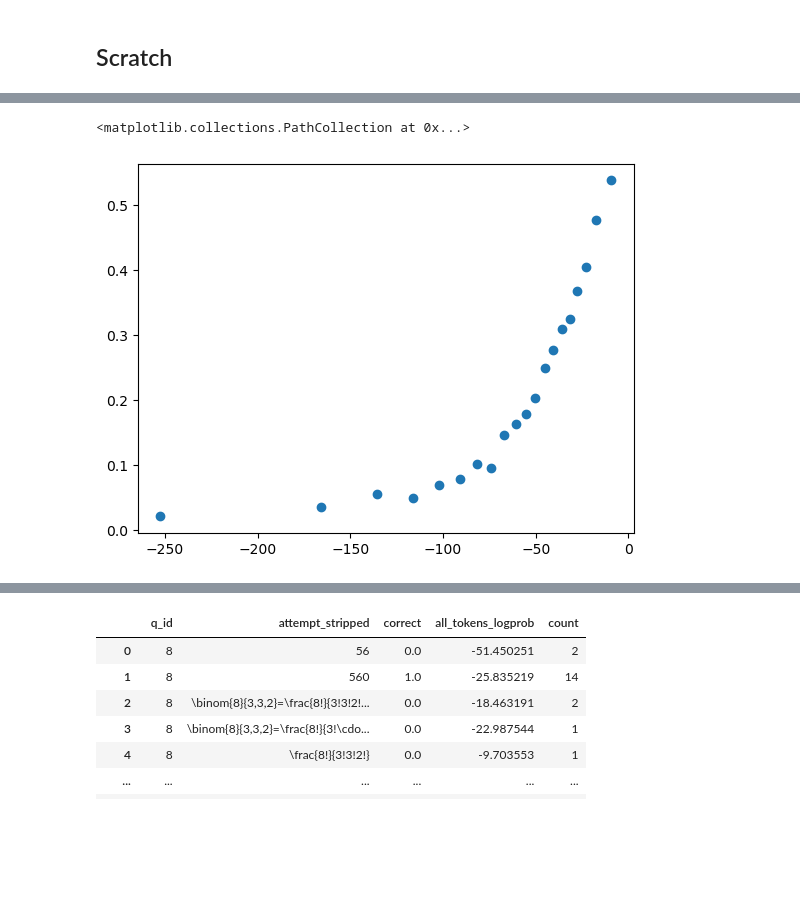
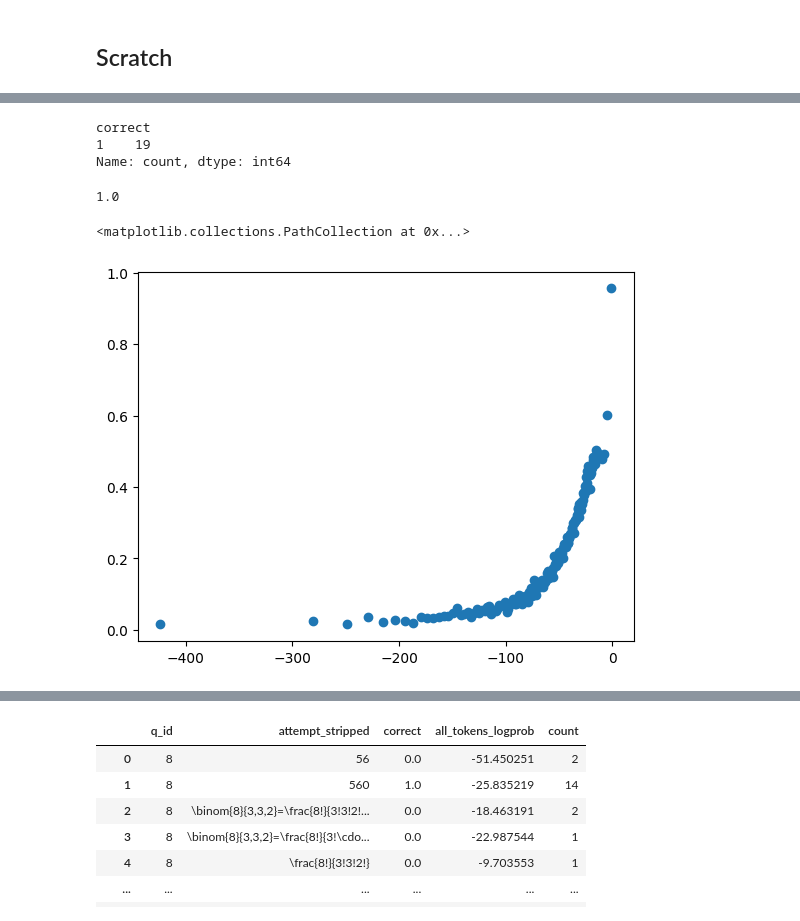
Before and after one commit to jamesyc23/alamere, a Jupyter notebook: confidence_research.ipynb, the cells around one changed output, grey strips where cells are left out. Cells and saved outputs as stored; diff of their text form; code cells hidden in the pictures; blank space fills up the shorter version.

Commit message:
tried some approaches using a larger dataset (250 attempts/Q on 600 MATH Qs), mostly null results

```diff
--- a/confidence_research.ipynb
+++ b/confidence_research.ipynb
@@ -60,7 +50,7 @@ You should consider upgrading via the '/Applications/Xcode.app/Contents/Develope
 # %%
 gsm8k_df = gsm8k_helpers.get_test_df()
 # %%
-math_df = math_helpers.get_math_df(data_path="./MATH", split="test")
+math_df = pd.read_parquet('./data/math_test.pq')
 # %% [markdown]
 ## GSM8K
 # %%
@@ -270,3 +262,17 @@ math_all_llama3_8b.write_requests_file()
 ## TriviaQA
 # %% [markdown]
 ## Scratch
+# %%
+test = CalibrationRun(
+    dataset=math_all,
+    model_name="meta-llama/Meta-Llama-3-8B-Instruct",
+    num_questions=5000,
+    num_attempts_per_question=4,
+    num_shots=5,
+    max_response_tokens=5000,
+    requests_file_path=None,
+    results_file_pattern="../math_8b_requests_*.jsonl.results",
+    num_choices=250,
+)
+# math_all_llama3_8b.write_requests_file()
+test.read_results_file()
@@ -292,0 +419,9 @@ math_1000_llama3_8b.get_binned(confidence_estimator="all_tokens_logprob_conf", q
+# %%
+r = gsm8k_all_llama3_8b.results.copy()
+print(r.query("all_tokens_logprob > -3").correct.value_counts())
+r.query("all_tokens_logprob > -3").correct.mean()
+# %% [output]
+correct
+1    19
+Name: count, dtype: int64
+1.0
@@ -293,6 +440,6 @@ math_1000_llama3_8b.get_binned(confidence_estimator="all_tokens_logprob_conf", q
 # %%
-binned = math_1000_llama3_8b.get_binned(confidence_estimator="all_tokens_logprob", qa_pairs_per_bin=1000)
+binned = test.get_binned(confidence_estimator="all_tokens_logprob", qa_pairs_per_bin=1000)
 plt.scatter(binned["all_tokens_logprob"], binned['correct'])
 # %% [output]
 <matplotlib.collections.PathCollection at 0x...>
-[figure, old version]
+[figure, new version]
```
Also changed, not shown: parts of 29 cells of this notebook, 1 other file.
